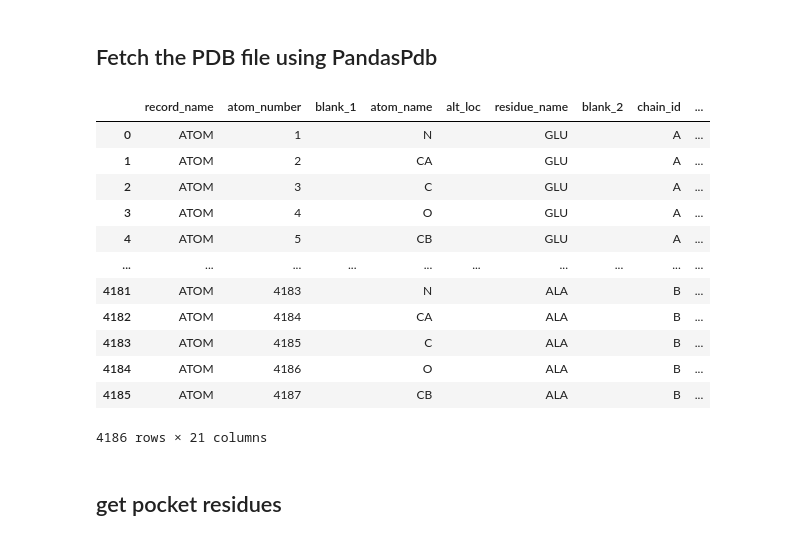
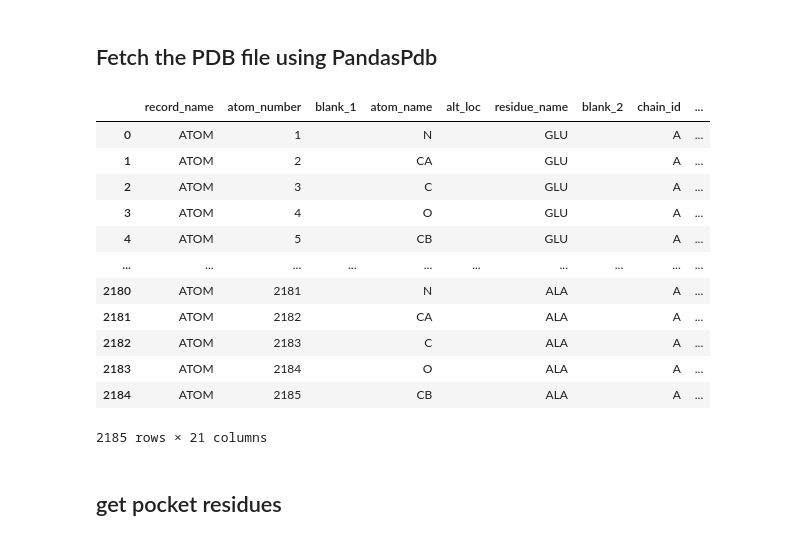
Before and after one commit to yanz-24/kissim-ligand-aware, a Jupyter notebook: docs/tutorials/ligand_aware.ipynb, the cells around one changed output. Saved outputs shown, nothing was run; the diff lists cells and outputs as text; code cells hidden in the pictures.

```diff
--- a/docs/tutorials/ligand_aware.ipynb
+++ b/docs/tutorials/ligand_aware.ipynb
@@ -435,26 +435,28 @@ df_dasatinib_bosutinib[['structure.klifs_id', 'structure.pdb_id', 'structure.cha
 # %%
 from biopandas.pdb import PandasPdb
 
 pdb_id = '5ajq'
 klifs_id = 955
 
 ppdb = PandasPdb().fetch_pdb(pdb_id)
 df_prot = ppdb.df['ATOM']
+#keep just one chain: chain a
+df_prot = df_prot[df_prot['chain_id'] == 'A']
 df_prot
 # %% [output]
 |  | record_name | atom_number | blank_1 | atom_name | alt_loc | residue_name | blank_2 | chain_id | ... |
 | 0 | ATOM | 1 |  | N |  | GLU |  | A | ... |
 | 1 | ATOM | 2 |  | CA |  | GLU |  | A | ... |
 | 2 | ATOM | 3 |  | C |  | GLU |  | A | ... |
 | 3 | ATOM | 4 |  | O |  | GLU |  | A | ... |
 | 4 | ATOM | 5 |  | CB |  | GLU |  | A | ... |
 | ... | ... | ... | ... | ... | ... | ... | ... | ... | ... |
-| 4181 | ATOM | 4183 |  | N |  | ALA |  | B | ... |
-| 4182 | ATOM | 4184 |  | CA |  | ALA |  | B | ... |
-| 4183 | ATOM | 4185 |  | C |  | ALA |  | B | ... |
-| 4184 | ATOM | 4186 |  | O |  | ALA |  | B | ... |
-| 4185 | ATOM | 4187 |  | CB |  | ALA |  | B | ... |
+| 2180 | ATOM | 2181 |  | N |  | ALA |  | A | ... |
+| 2181 | ATOM | 2182 |  | CA |  | ALA |  | A | ... |
+| 2182 | ATOM | 2183 |  | C |  | ALA |  | A | ... |
+| 2183 | ATOM | 2184 |  | O |  | ALA |  | A | ... |
+| 2184 | ATOM | 2185 |  | CB |  | ALA |  | A | ... |
-4186 rows × 21 columns
+2185 rows × 21 columns
 # %% [markdown]
 ## get pocket residues
 # %%
```
Also changed, not shown: parts of 15 cells of this notebook.
